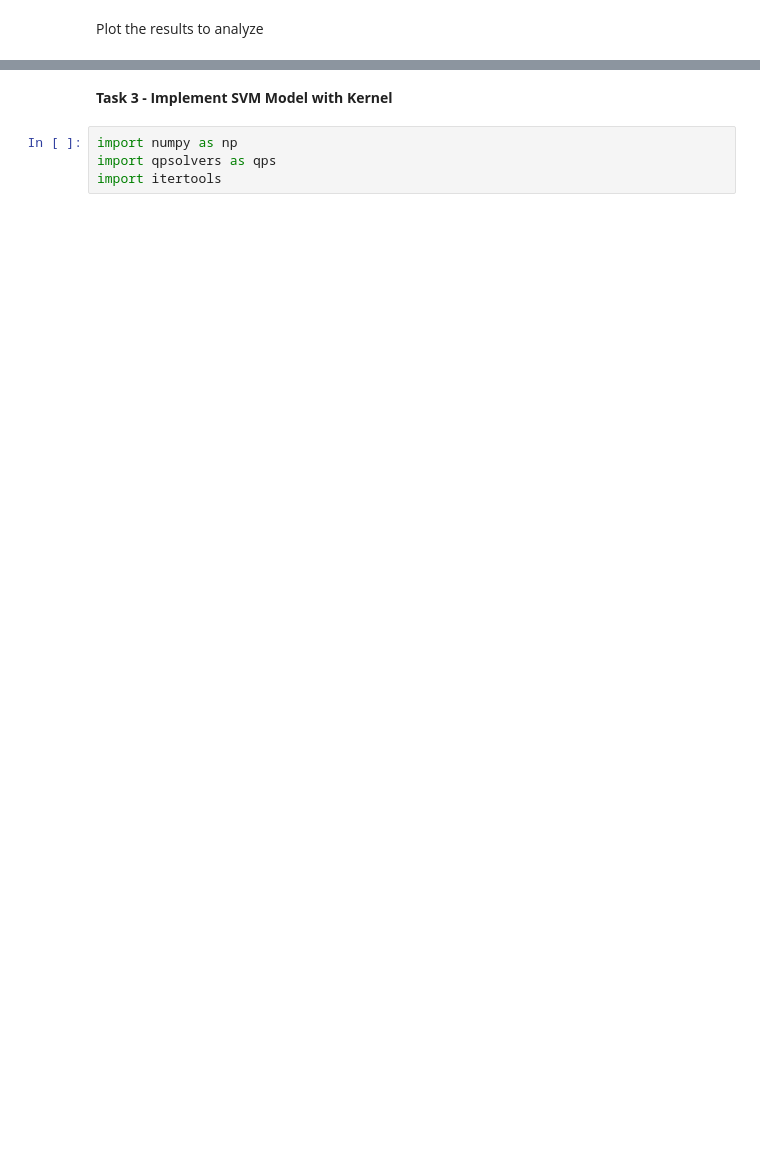
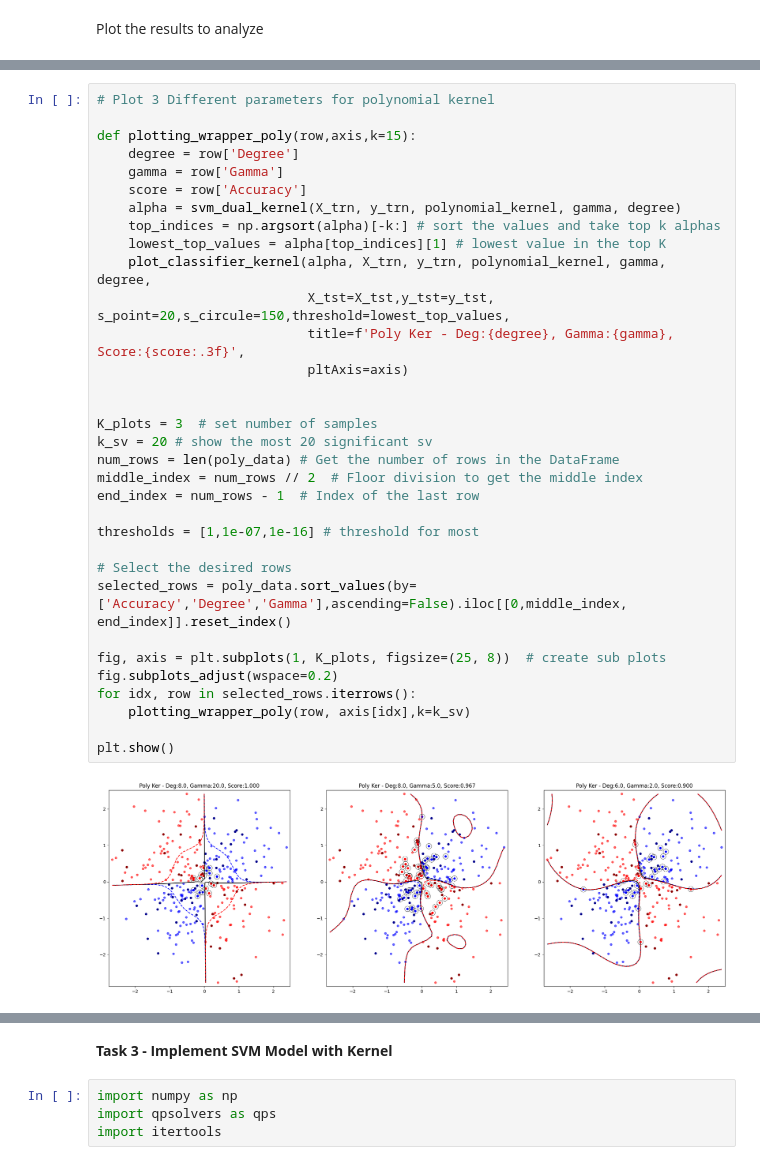
Before and after one commit to OmerKriger/IntroMachineLearning-SVM, a Jupyter notebook: HomeAssignment4 - Code.ipynb, the cells around one changed output, grey strips where cells are left out. Drawn from its saved outputs; the diff is of its cells as text; blank space fills up the shorter version.

```diff
--- a/HomeAssignment4 - Code.ipynb
+++ b/HomeAssignment4 - Code.ipynb
@@ -361,0 +360,35 @@ The Top 15 Scores In Polynomial Kernel:
+# %%
+# Plot 3 Different parameters for polynomial kernel
+
+def plotting_wrapper_poly(row,axis,k=15):
+    degree = row['Degree']
+    gamma = row['Gamma']
+    score = row['Accuracy']
+    alpha = svm_dual_kernel(X_trn, y_trn, polynomial_kernel, gamma, degree)
+    top_indices = np.argsort(alpha)[-k:] # sort the values and take top k alphas
+    lowest_top_values = alpha[top_indices][1] # lowest value in the top K
+    plot_classifier_kernel(alpha, X_trn, y_trn, polynomial_kernel, gamma, degree,
+                           X_tst=X_tst,y_tst=y_tst, s_point=20,s_circule=150,threshold=lowest_top_values,
+                           title=f'Poly Ker - Deg:{degree}, Gamma:{gamma}, Score:{score:.3f}',
+                           pltAxis=axis)
+
+
+K_plots = 3  # set number of samples
+k_sv = 20 # show the most 20 significant sv
+num_rows = len(poly_data) # Get the number of rows in the DataFrame
+middle_index = num_rows // 2  # Floor division to get the middle index
+end_index = num_rows - 1  # Index of the last row
+
+thresholds = [1,1e-07,1e-16] # threshold for most
+
+# Select the desired rows
+selected_rows = poly_data.sort_values(by=['Accuracy','Degree','Gamma'],ascending=False).iloc[[0,middle_index, end_index]].reset_index()
+
+fig, axis = plt.subplots(1, K_plots, figsize=(25, 8))  # create sub plots
+fig.subplots_adjust(wspace=0.2)
+for idx, row in selected_rows.iterrows():
+    plotting_wrapper_poly(row, axis[idx],k=k_sv)
+
+plt.show()
+# %% [output]
+[figure, added]
```
Also changed, not shown: parts of 23 cells of this notebook, 1 other file.
